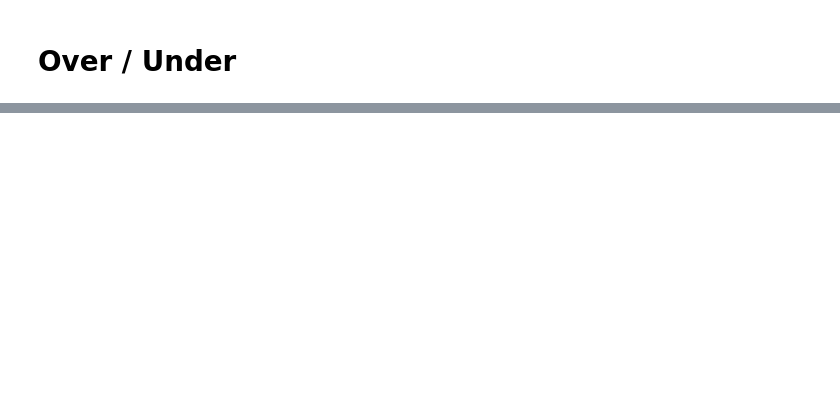
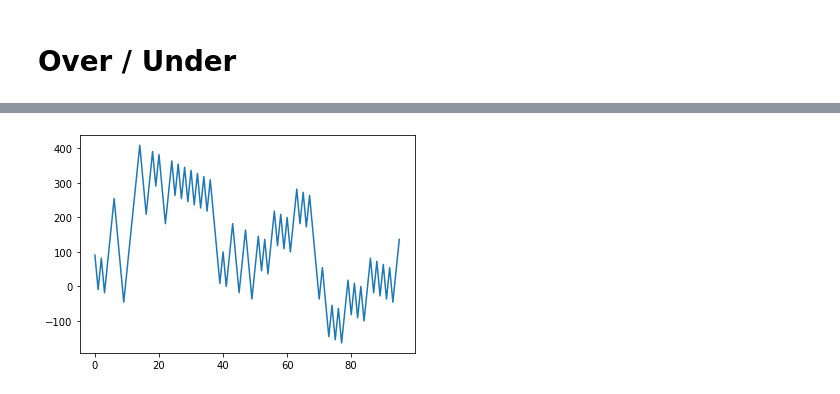
Before and after one commit to GogateVarun/NBA-Game-Predictor, a Jupyter notebook: Machine Learning/Playoffs_Predictions.ipynb, the cells around one changed output, grey strips where cells are left out. Saved outputs shown, nothing was run; the diff lists cells and outputs as text; code cells hidden in the pictures; blank space fills up the shorter version.

```diff
--- a/Machine Learning/Playoffs_Predictions.ipynb
+++ b/Machine Learning/Playoffs_Predictions.ipynb
@@ -181,6 +183,7 @@ df_spread
 # %%
 winnings_spread = []
 bet = 100
+spread_count = 0
 
 for i in np.arange(num_rows-1):
     row = np.array(df_spread.iloc[i,0:10].values).reshape(1,-1)
@@ -191,6 +194,7 @@ for i in np.arange(num_rows-1):
     wl = df_spread.iloc[i,10]
 
     if spread_output == 1:
+        spread_count += 1
 
         if spread_output == wl:
             ml = df_spread.iloc[i,4]
@@ -262,0 +288,4 @@ sum(winnings_OU)
+# %%
+plt.plot(x_spread,y_spread);
+# %% [output]
+[figure, added]
```
Also changed, not shown: parts of 39 cells of this notebook, 7 other files.
